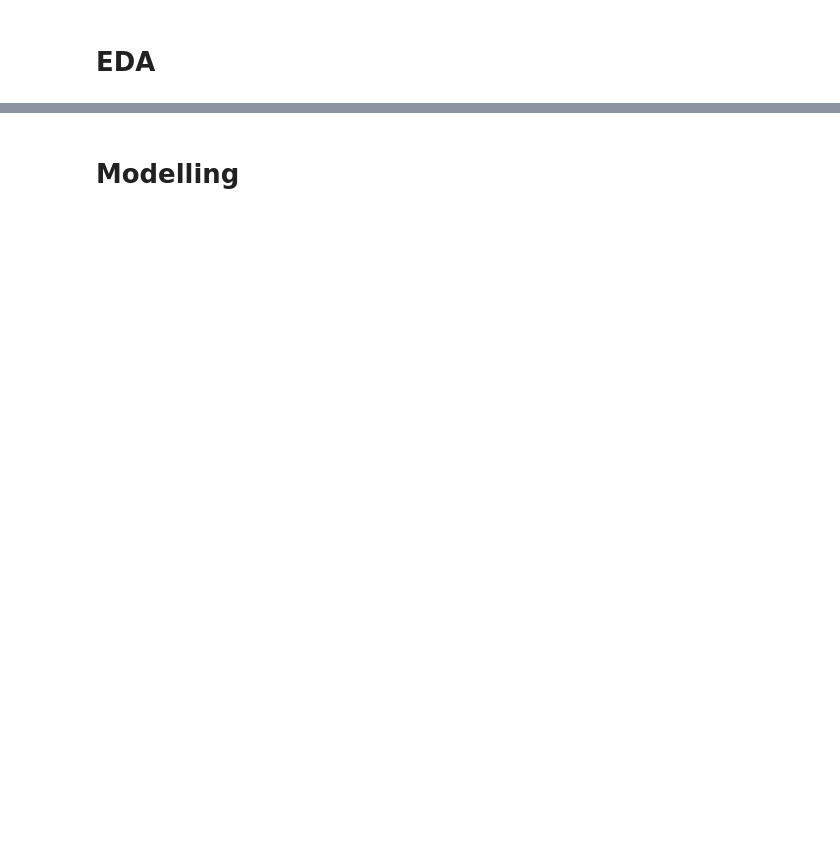
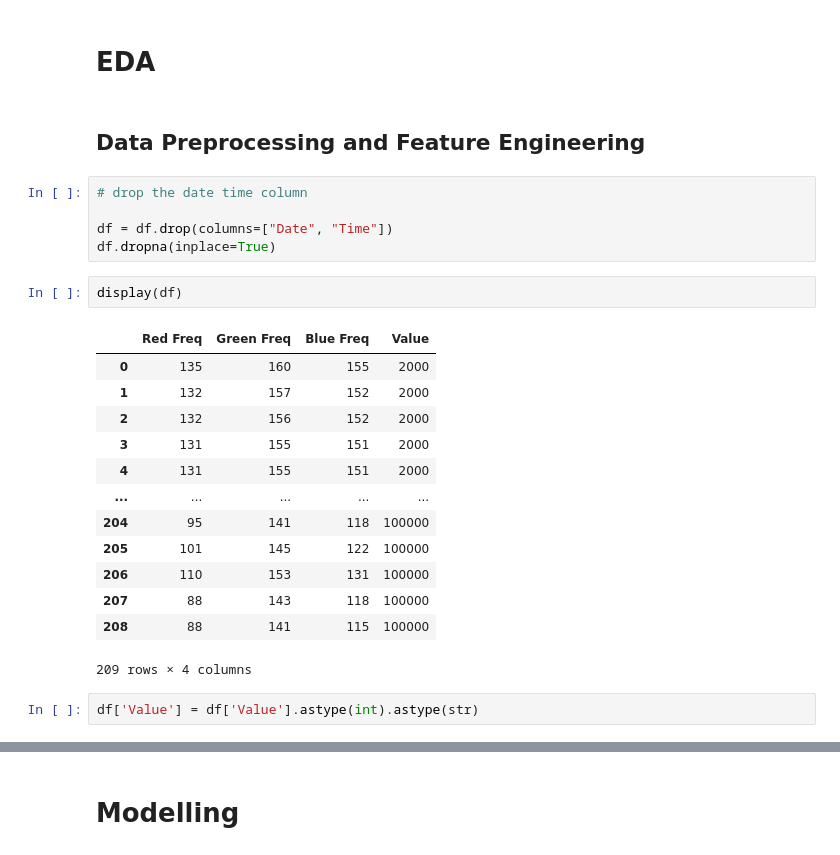
Before and after one commit to Infastq/INFastQ, a Jupyter notebook: ML/model.ipynb, the cells around one changed output, grey strips where cells are left out. Drawn from its saved outputs; the diff is of its cells as text; blank space fills up the shorter version.

```diff
--- a/ML/model.ipynb
+++ b/ML/model.ipynb
@@ -12,2 +38,27 @@ df = pd.read_csv("")
 # %% [markdown]
 # EDA
+# %% [markdown]
+## Data Preprocessing and Feature Engineering
+# %%
+# drop the date time column
+
+df = df.drop(columns=["Date", "Time"])
+df.dropna(inplace=True)
+# %%
+display(df)
+# %% [output]
+|  | Red Freq | Green Freq | Blue Freq | Value |
+| 0 | 135 | 160 | 155 | 2000 |
+| 1 | 132 | 157 | 152 | 2000 |
+| 2 | 132 | 156 | 152 | 2000 |
+| 3 | 131 | 155 | 151 | 2000 |
+| 4 | 131 | 155 | 151 | 2000 |
+| ... | ... | ... | ... | ... |
+| 204 | 95 | 141 | 118 | 100000 |
+| 205 | 101 | 145 | 122 | 100000 |
+| 206 | 110 | 153 | 131 | 100000 |
+| 207 | 88 | 143 | 118 | 100000 |
+| 208 | 88 | 141 | 115 | 100000 |
+209 rows × 4 columns
+# %%
+df['Value'] = df['Value'].astype(int).astype(str)
```
Also changed, not shown: parts of 20 cells of this notebook, 5 other files.
